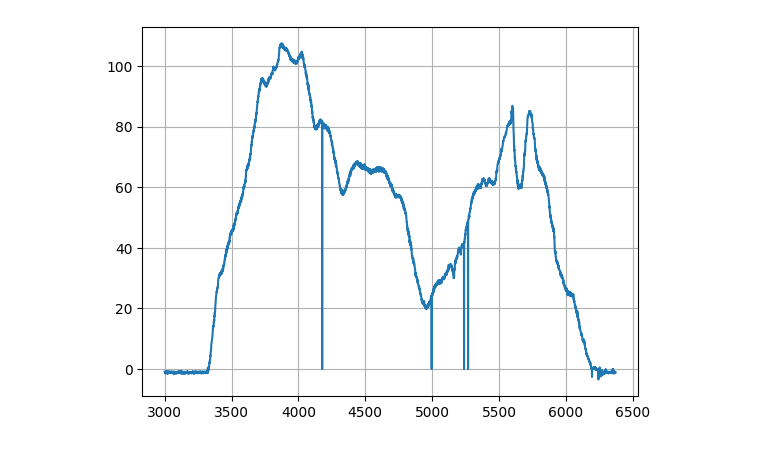
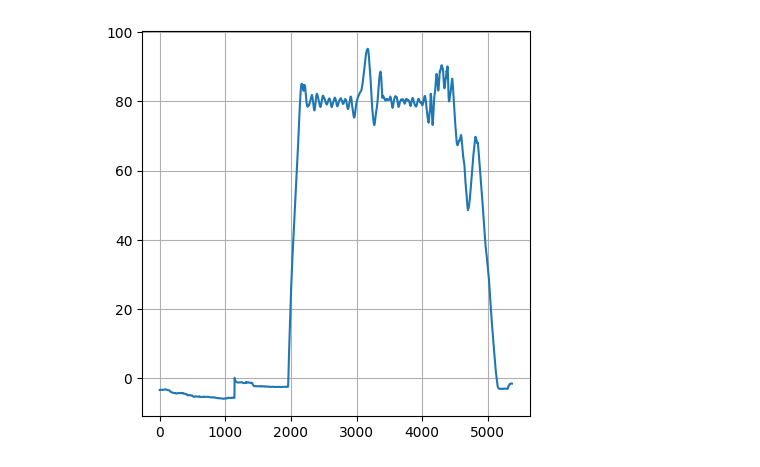
Before and after one commit to PetrusAriaa/python-projects, a Jupyter notebook: test.ipynb, the cells around one changed output. Saved outputs shown, nothing was run; the diff lists cells and outputs as text; code cells hidden in the pictures.

```diff
--- a/test.ipynb
+++ b/test.ipynb
@@ -1,7 +1,7 @@
 # %%
 import pandas as pd
 
-df = pd.read_csv('./data/terbang2.csv')
-df
+df = pd.read_csv('./data/mission_terbang_auto_2.csv')
+df.head(4)
 # %% [output]
 |  | time | mode | aspd | gspd | lat | lon | r | p | y | alt | ... | ... |
@@ -20,10 +13,8 @@ df
 # %%
 import matplotlib.pyplot as plt
 
-fig, ax = plt.subplots()
-ax.plot(df.alt[3000:])
+fig, ax = plt.subplots(figsize=(5,5))
+ax.plot(df.alt[:])
 ax.grid()
-
-# df.alt
 # %% [output]
-[figure, old version]
+[figure, new version]
```
Also changed, not shown: parts of 7 cells of this notebook.
